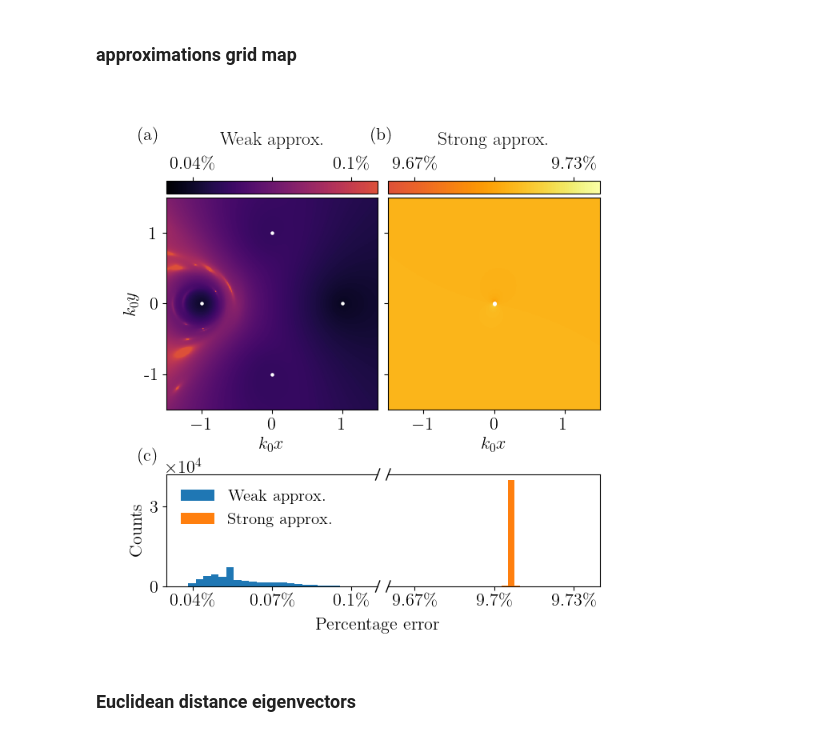
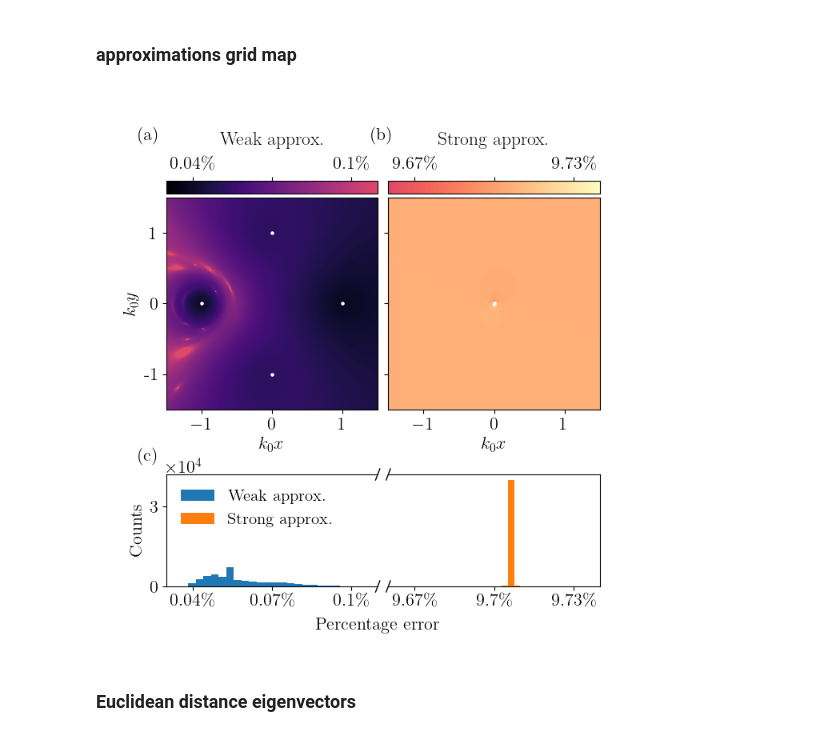
Before and after one commit to mekise/graph-theory-dda, a Jupyter notebook: notebooks/plot_paper.ipynb, the cells around one changed output. Drawn from its saved outputs; the diff is of its cells as text; code cells hidden in the pictures.

Commit message:
Change colormap of approximated fields to magma

```diff
--- a/notebooks/plot_paper.ipynb
+++ b/notebooks/plot_paper.ipynb
@@ -209,7 +209,7 @@ for i in range(scattwk.shape[0]):
 im1 = ax.imshow(deviationavgwk,
            origin="lower",
            extent=(xx[0], xx[-1], yy[0], yy[-1]),
-           cmap=truncate_colormap(plt.get_cmap("inferno"), 0, 0.6),
+           cmap=truncate_colormap(plt.get_cmap("magma"), 0, 0.6),
            vmin=0.0003,
            vmax=0.0011)
 ax.set_xlabel("$k_0x$")
@@ -228,7 +228,7 @@ for i in range(scattst.shape[0]):
 im2 = ax.imshow(deviationavgst,
            origin="lower",
            extent=(xx[0], xx[-1], yy[0], yy[-1]),
-           cmap=truncate_colormap(plt.get_cmap("inferno"), 0.6, 1),
+           cmap=truncate_colormap(plt.get_cmap("magma"), 0.6, 1),
            vmin=0.0966,
            vmax=0.0974)
 ax.set_xlabel("$k_0x$")
@@ -249,34 +249,34 @@ ax.set_ylabel("Counts")
 ax.set_xticks([0.0004, 0.0007, 0.001], ["$0.04\%$", "$0.07\%$", "$0.1\%$"])
 ax.set_yticks([0, 30000], ["0", "3"])
 ax.text(0, 1.03, "$\\times 10^4$", transform=ax.transAxes)
 ax.set_xlim(0.3e-3,1.1e-3)
 ax.spines["right"].set_visible(False)
 d = .05
 kwargs = dict(transform=ax.transAxes, color='k', clip_on=False)
 ax.plot((1-0.2*d, 1+0.2*d), (-d, +d), **kwargs, lw=1)
 ax.plot((1-0.2*d, 1+0.2*d), (1-d, 1+d), **kwargs, lw=1)
 
 ax = fig.add_subplot(gs[1,1])
 ax.hist(list(np.concatenate(deviationavgst).flat), bins=21, label="strong approx.", color="C1")
 ax.set_xticks([0.0967, 0.097, 0.0973], ["$9.67\%$", "$9.7\%$", "$9.73\%$"])
 ax.set_yticks([0, 30000], ["0", "3"])
 ax.set_xlim(0.0966,0.0974)
 ax.spines["left"].set_visible(False)
 ax.tick_params(left=False, labelleft=False)
 d = .05
 kwargs = dict(transform=ax.transAxes, color='k', clip_on=False)
 ax.plot((-0.2*d, 0.2*d), (-d, +d), **kwargs, lw=1)
 ax.plot((-0.2*d, 0.2*d), (1-d, 1+d), **kwargs, lw=1)
 
 ax.text(-1.18, 3.98, "(a)", transform=ax.transAxes)
 ax.text(-0.08, 3.98, "(b)", transform=ax.transAxes)
 ax.text(-1.18, 1.12, "(c)", transform=ax.transAxes)
 
 # plt.tight_layout()
 # plt.savefig(saveplot)
 plt.show()
 # %% [output]
-[figure, old version]
+[figure, new version]
 # %% [markdown]
 ### Euclidean distance eigenvectors
 # %%
```
Also changed, not shown: parts of 1 cell of this notebook.
